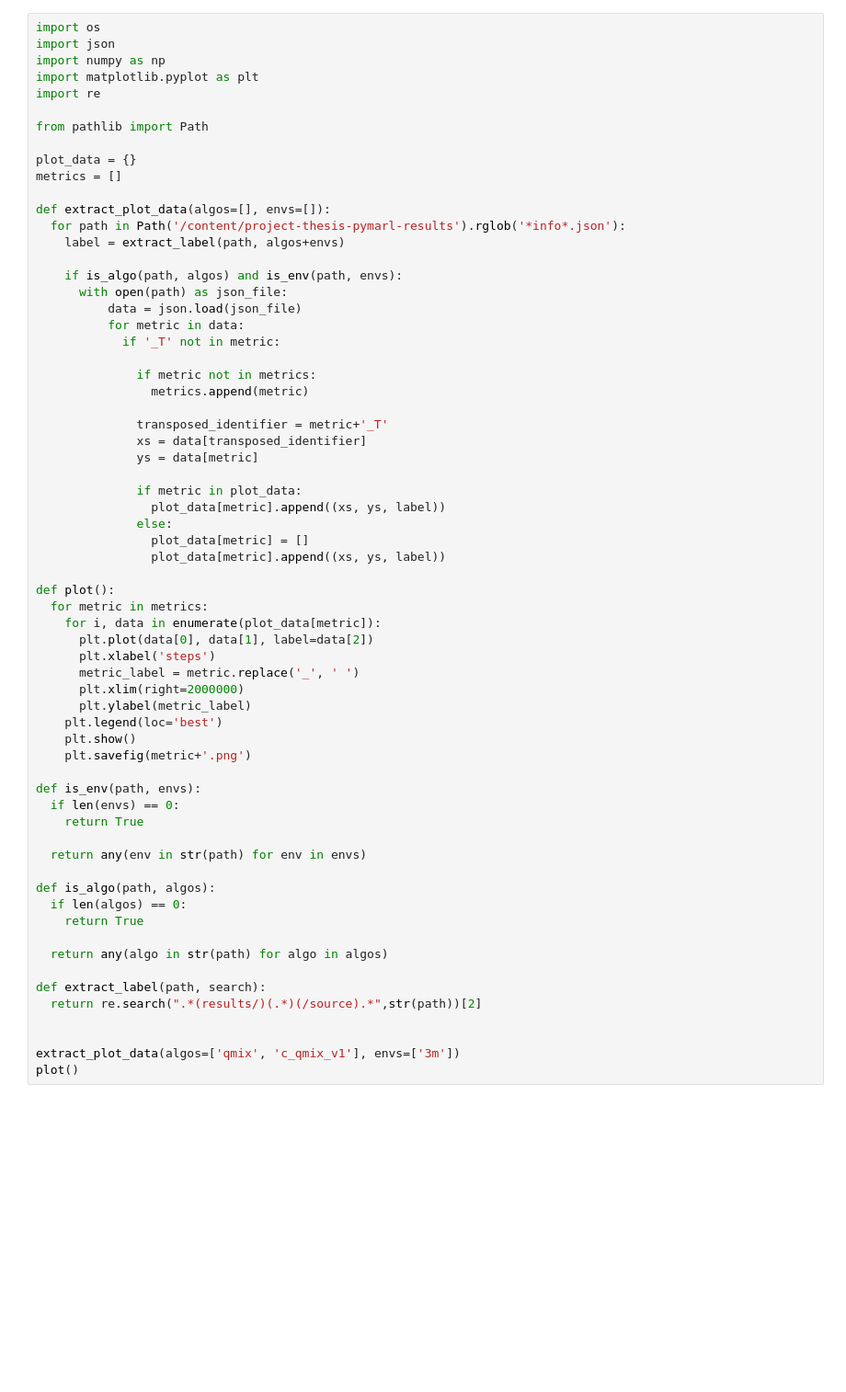
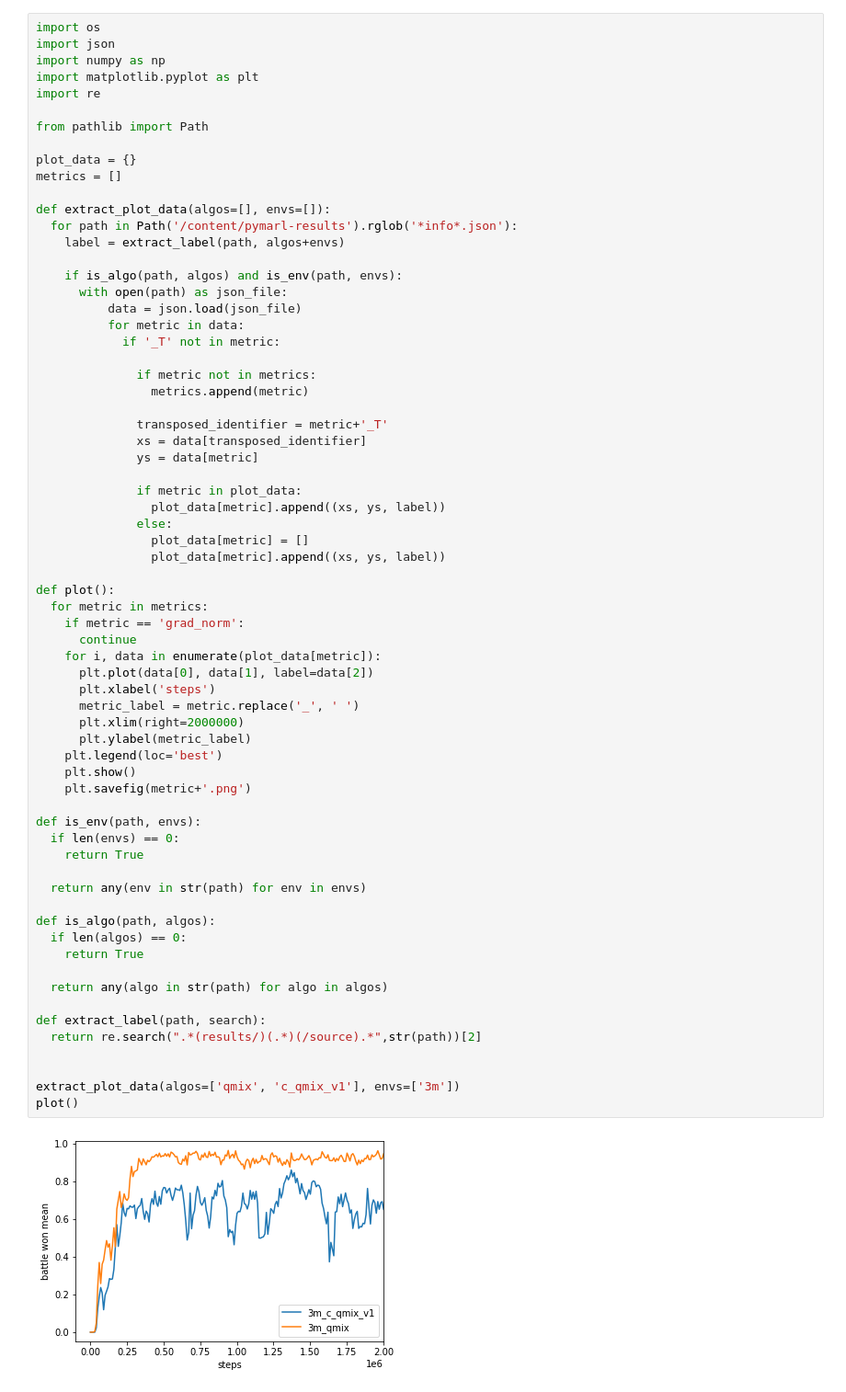
Before and after one commit to PMatthaei/project-thesis-pymarl-results, a Jupyter notebook: visualize_pymarl.ipynb, the cells around one changed output. Shown at 92% size. Cells and saved outputs as stored; diff of their text form; blank space fills up the shorter version.

```diff
--- a/visualize_pymarl.ipynb
+++ b/visualize_pymarl.ipynb
@@ -23,7 +23,7 @@ plot_data = {}
 metrics = []
 
 def extract_plot_data(algos=[], envs=[]):
-  for path in Path('/content/project-thesis-pymarl-results').rglob('*info*.json'):
+  for path in Path('/content/pymarl-results').rglob('*info*.json'):
     label = extract_label(path, algos+envs)
 
     if is_algo(path, algos) and is_env(path, envs):
@@ -47,31 +47,35 @@ def extract_plot_data(algos=[], envs=[]):
 
 def plot():
   for metric in metrics:
+    if metric == 'grad_norm':
+      continue
     for i, data in enumerate(plot_data[metric]):
       plt.plot(data[0], data[1], label=data[2])
       plt.xlabel('steps')
       metric_label = metric.replace('_', ' ')
       plt.xlim(right=2000000)
       plt.ylabel(metric_label)
     plt.legend(loc='best')
     plt.show()
     plt.savefig(metric+'.png')
 
 def is_env(path, envs):
   if len(envs) == 0:
     return True
 
   return any(env in str(path) for env in envs)
 
 def is_algo(path, algos):
   if len(algos) == 0:
     return True
 
   return any(algo in str(path) for algo in algos)
 
 def extract_label(path, search):
   return re.search(".*(results/)(.*)(/source).*",str(path))[2]
 
 
 extract_plot_data(algos=['qmix', 'c_qmix_v1'], envs=['3m'])
 plot()
+# %% [output]
+[figure, added]
```
Also changed, not shown: parts of 2 cells of this notebook.
